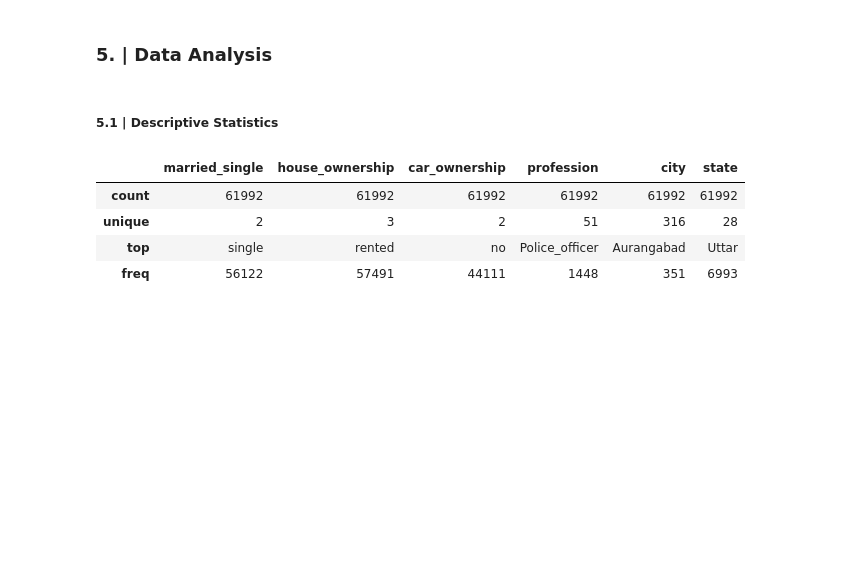
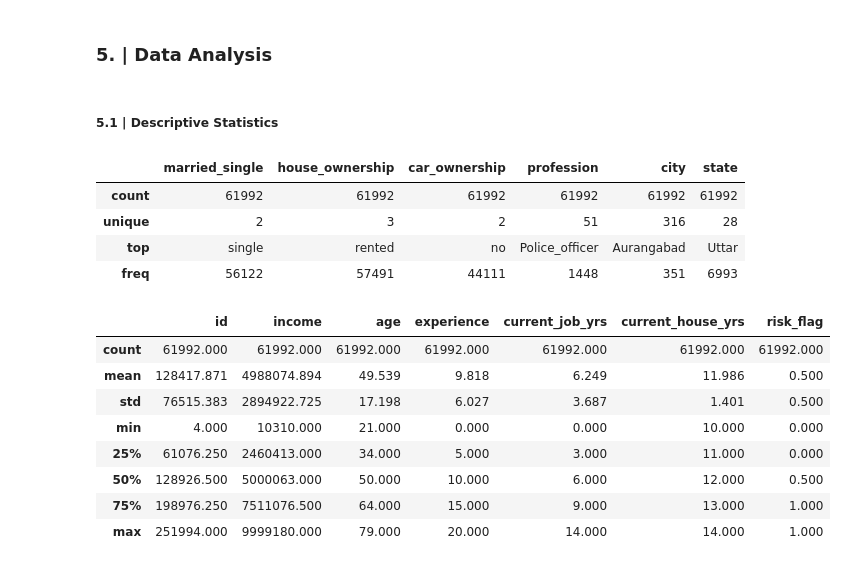
Before and after one commit to masete/Loan-Prediction-based-on-Customer-Behaviour, a Jupyter notebook: eda.ipynb, the cells around one changed output. Cells and saved outputs as stored; diff of their text form; code cells hidden in the pictures; blank space fills up the shorter version.

```diff
--- a/eda.ipynb
+++ b/eda.ipynb
@@ -620,3 +620,15 @@ loan.describe(exclude=[np.number])
 | unique | 2 | 3 | 2 | 51 | 316 | 28 |
 | top | single | rented | no | Police_officer | Aurangabad | Uttar |
 | freq | 56122 | 57491 | 44111 | 1448 | 351 | 6993 |
+# %%
+loan.describe(include=[np.number])
+# %% [output]
+|  | id | income | age | experience | current_job_yrs | current_house_yrs | risk_flag |
+| count | 61992.000 | 61992.000 | 61992.000 | 61992.000 | 61992.000 | 61992.000 | 61992.000 |
+| mean | 128417.871 | 4988074.894 | 49.539 | 9.818 | 6.249 | 11.986 | 0.500 |
+| std | 76515.383 | 2894922.725 | 17.198 | 6.027 | 3.687 | 1.401 | 0.500 |
+| min | 4.000 | 10310.000 | 21.000 | 0.000 | 0.000 | 10.000 | 0.000 |
+| 25% | 61076.250 | 2460413.000 | 34.000 | 5.000 | 3.000 | 11.000 | 0.000 |
+| 50% | 128926.500 | 5000063.000 | 50.000 | 10.000 | 6.000 | 12.000 | 0.500 |
+| 75% | 198976.250 | 7511076.500 | 64.000 | 15.000 | 9.000 | 13.000 | 1.000 |
+| max | 251994.000 | 9999180.000 | 79.000 | 20.000 | 14.000 | 14.000 | 1.000 |
```
Also changed, not shown: parts of 1 cell of this notebook.
